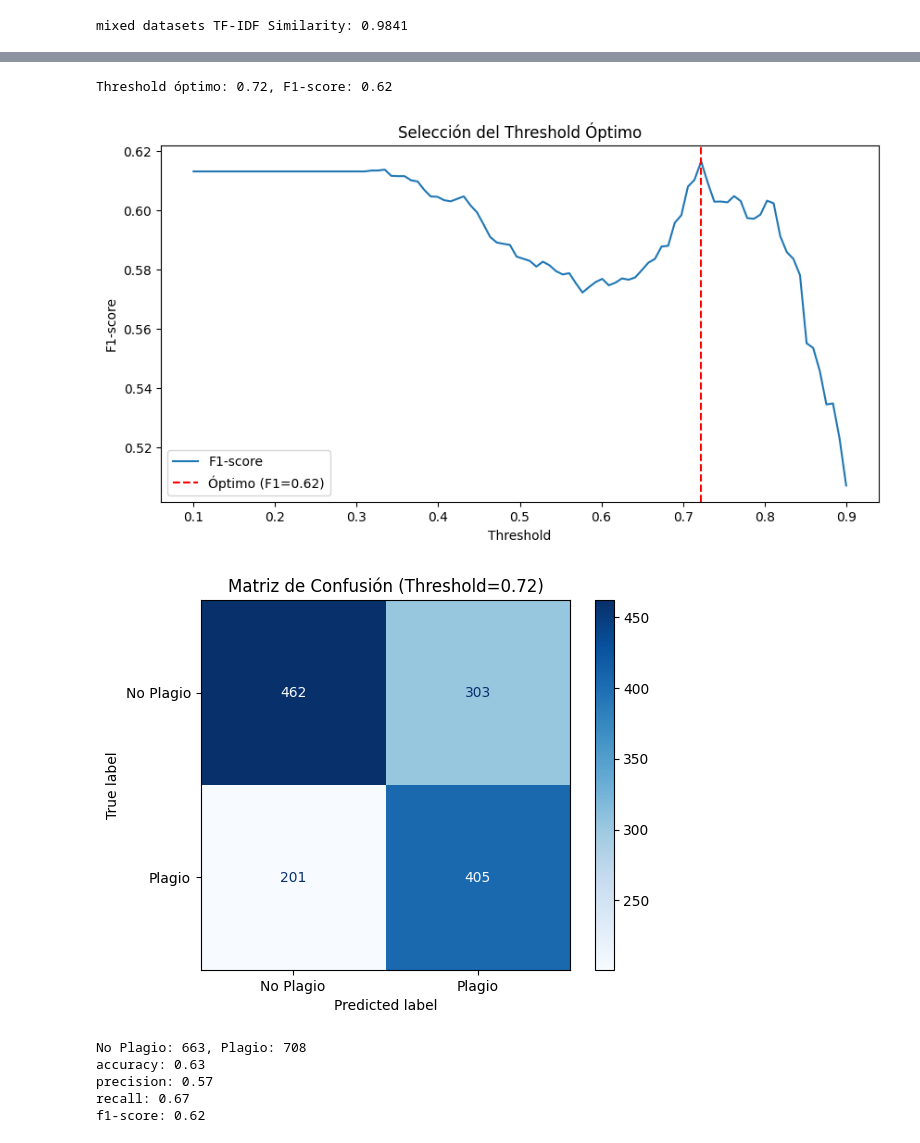
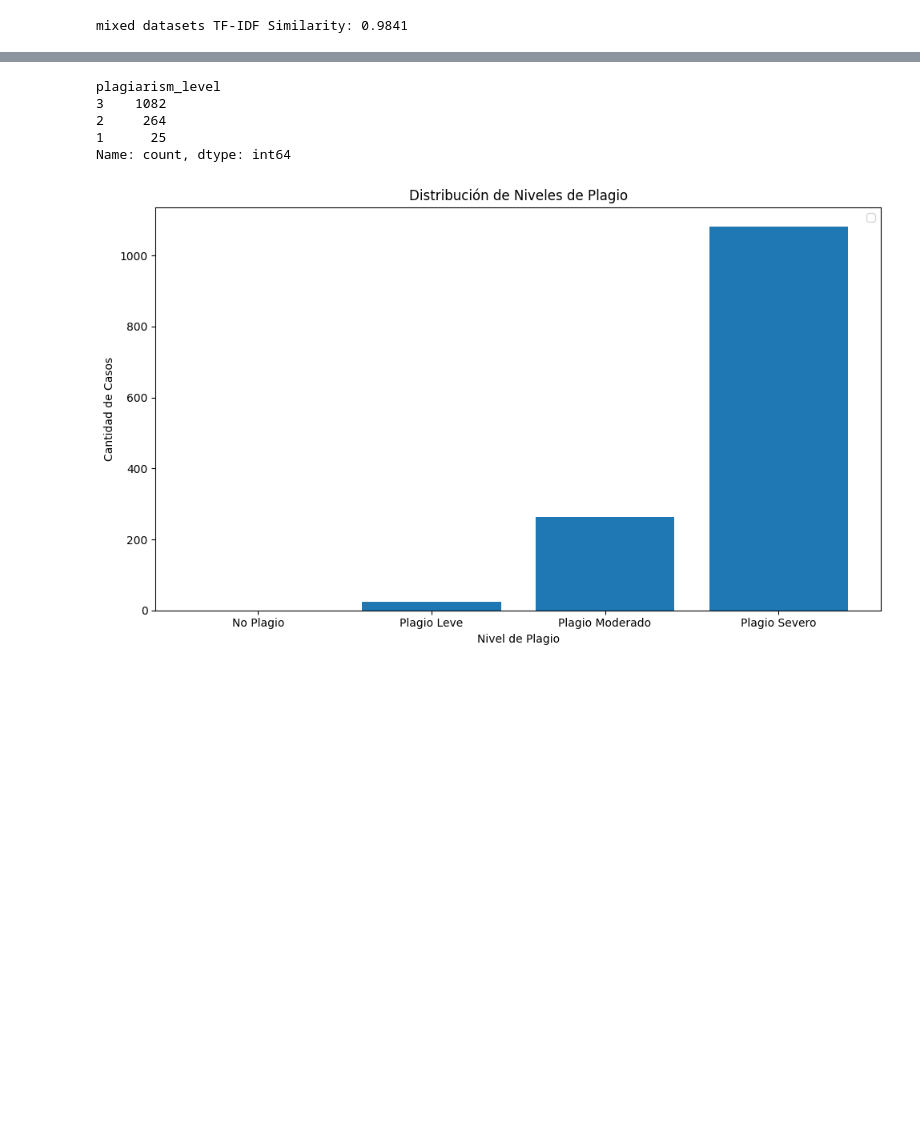
Before and after one commit to ElGonan/tc3002b-reto, a Jupyter notebook: src/project.ipynb, the cells around one changed output, grey strips where cells are left out. Cells and saved outputs as stored; diff of their text form; code cells hidden in the pictures; blank space fills up the shorter version.

```diff
--- a/src/project.ipynb
+++ b/src/project.ipynb
@@ -325,0 +360,4 @@ def calculate_all_similarities(pairs_df):
+# %%
+conPlagCodesMul = calculate_all_similarities_multi(conPlagCodes)
+conPlagCodesBi = conPlagCodes.copy()
+conPlagCodesBi['similarity'] = calculate_all_similarities(conPlagCodesBi)
@@ -326,49 +416,37 @@ def calculate_all_similarities(pairs_df):
 # %%
-# Calcular similitudes para ConPlag
-conPlagCodes['similarity'] = calculate_all_similarities(conPlagCodes)
+def clasif_multi(conPlagCodes):
+    # Calcular similitudes y niveles de plagio
+    print(conPlagCodes['plagiarism_level'].value_counts())
 
-# Preparar etiquetas verdaderas (y_true)
-y_true = conPlagCodes['verdict'].values
 
-# Calcular threshold óptimo
-thresholds = np.linspace(0.1, 0.9, 100)
-f1_scores = [f1_score(y_true, conPlagCodes['similarity'] > t) for t in thresholds]
-best_threshold = thresholds[np.argmax(f1_scores)] # + 0.027 # Ajuste manual, sirve para probar otros thresholds
-best_f1 = max(f1_scores)
+    # Etiquetas verdaderas y predichas
+    y_true = conPlagCodesMul['verdict'].values
+    y_pred = conPlagCodesMul['plagiarism_level'].values
 
-print(f"Threshold óptimo: {best_threshold:.2f}, F1-score: {best_f1:.2f}")
+    # Contar frecuencia por clase
+    true_counts = np.bincount(y_true)
+    pred_counts = np.bincount(y_pred)
 
-# Visualización
-plt.figure(figsize=(10, 5))
-plt.plot(thresholds, f1_scores, label='F1-score')
-plt.axvline(best_threshold, color='r', linestyle='--', label=f'Óptimo (F1={best_f1:.2f})')
-plt.xlabel('Threshold')
-plt.ylabel('F1-score')
-plt.title('Selección del Threshold Óptimo')
-plt.legend()
-plt.show()
+    # Gráfica de barras
+    labels = ['No Plagio', 'Plagio Leve', 'Plagio Moderado', 'Plagio Severo']
+    x = np.arange(len(labels))
 
-# Matriz de confusión con el threshold óptimo
-y_pred = (conPlagCodes['similarity'] > best_threshold).astype(int)
-ConfusionMatrixDisplay.from_predictions(y_true, y_pred, display_labels=['No Plagio', 'Plagio'],
-                                        cmap=plt.cm.Blues)
-plt.title(f'Matriz de Confusión (Threshold={best_threshold:.2f})')
-plt.show()
+    plt.figure(figsize=(10, 6))
+    plt.bar(x, pred_counts)
+    plt.xlabel('Nivel de Plagio')
+    plt.ylabel('Cantidad de Casos')
+    plt.title('Distribución de Niveles de Plagio')
+    plt.xticks(x, labels)
+    plt.legend()
+    plt.tight_layout()
+    plt.show()
 
-print(f'No Plagio: {np.sum(y_pred == 0)}, Plagio: {np.sum(y_pred == 1)}')
 
-# Reporte de clasificación
-
-print(f'accuracy: {accuracy_score(y_true, y_pred):.2f}')
-print(f'precision: {precision_score(y_true, y_pred):.2f}')
-print(f'recall: {recall_score(y_true, y_pred):.2f}')
-print(f'f1-score: {f1_score(y_true, y_pred):.2f}')
+clasif_multi(conPlagCodesMul)
 # %% [output]
-Threshold óptimo: 0.72, F1-score: 0.62
+plagiarism_level
+3    1082
+2     264
+1      25
+Name: count, dtype: int64
-[figure, old version]
+[figure, new version]
-[figure, removed]
-No Plagio: 663, Plagio: 708
-accuracy: 0.63
-precision: 0.57
-recall: 0.67
-f1-score: 0.62
```
Also changed, not shown: parts of 3 cells of this notebook, 1 other file.
